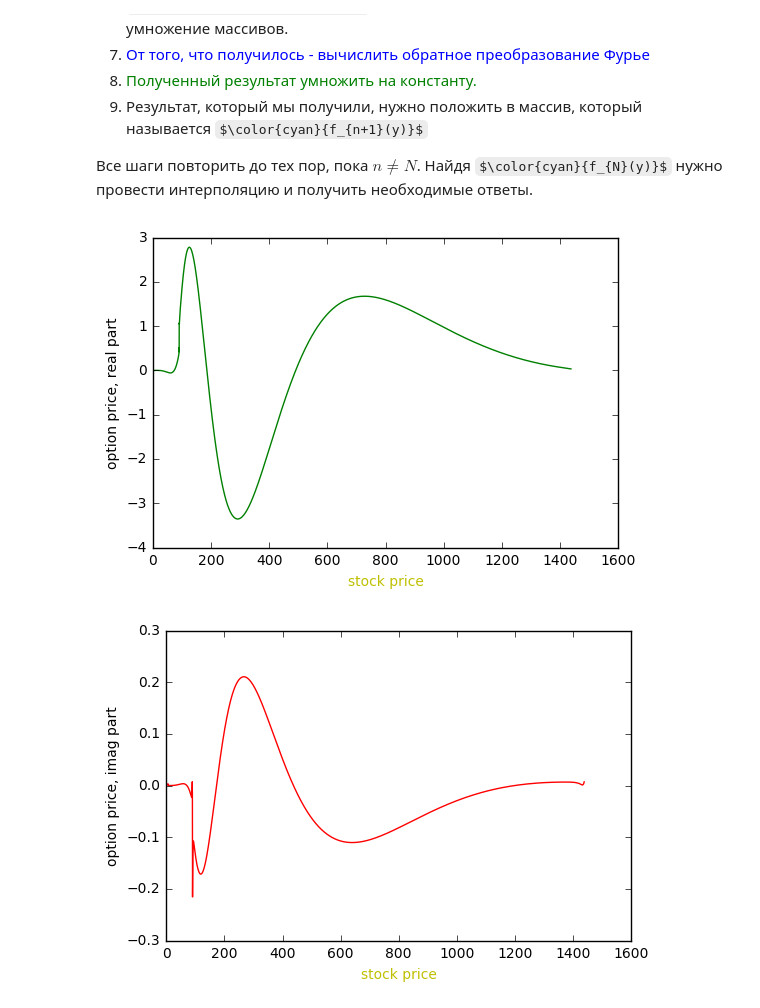
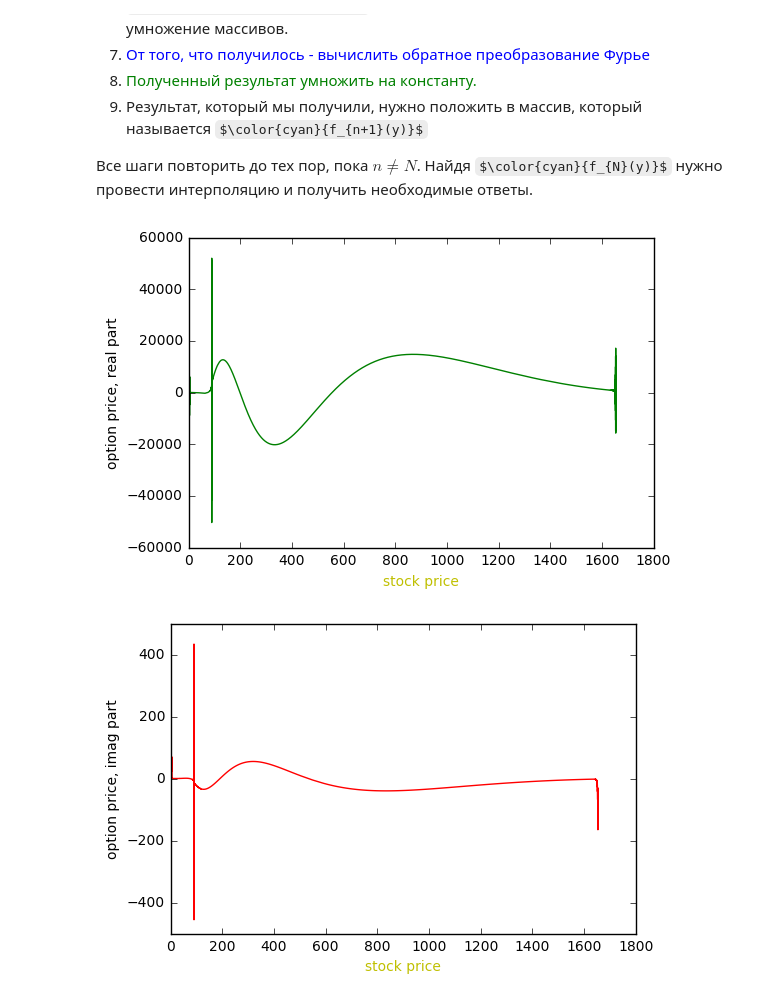
Before and after one commit to inwise/wh-barrier-python, a Jupyter notebook: BS, new mex factorization formulae.ipynb, the cells around one changed output. Drawn from its saved outputs; the diff is of its cells as text; code cells hidden in the pictures; some formulas as TeX source.

```diff
--- a/BS, new mex factorization formulae.ipynb
+++ b/BS, new mex factorization formulae.ipynb
@@ -54,8 +40,8 @@ $$ K = ln(K), H = ln(H) $$
 Укладываем $M$ точек между $L \cdot ln(1/2)$  и $ L \cdot ln(2) $
 # %%
 # constants in log scale for price, by Zanette
-M = 2**12  # number of points in price grid
-L = 4  # scaling coefficient
+M = 2**16  # number of points in price grid
+L = 4.2  # scaling coefficient
 y_min = L * log(0.5)
 y_max = L * log(2.0)
 d = (y_max - y_min) / M  # discretization step
@@ -64,6 +50,7 @@ H = log(H_original/H_original)
 y_space = []  # prices array
 for p_elem_index in range(M):
     y_space.append(y_min + p_elem_index * d)
+y_space = np.array(y_space)
 
 plt.plot(y_space, color = 'y')
 plt.ylabel('price line in logscale')
@@ -75,7 +62,7 @@ plt.show()
 # %%
 original_prices_array = H_original * exp(y_space)
 # time discretization
-N = 60  # number_of_time_steps
+N = 200  # number_of_time_steps
 delta_t = T/N
 
 plt.plot(original_prices_array, color = 'y')
@@ -480,31 +467,37 @@ $$
 # %%
 phi_minus_array = make_phi_minus_array(xi_space)
 phi_plus_array = make_phi_plus_array(xi_space)
 
+#to cut the strange effects on high prices out
+trimmer = np.where(original_prices_array < 2.5*K_original, 1.0, 0.0)
+
+#indicator-function, for the y-domain
+indicator = np.where(y_space > 0, 1.0, 0.0)
+
 # main cycle (iterating over time)
 f_n = array(f_N)
-#plt.plot(original_prices_array, f_n)
+
 for i in range(N):
    f_n_plus_1 = factor * fft.ifft(phi_minus_array *
-       fft.fft(indicator(fft.ifft(phi_plus_array * fft.fft(f_n)), H)))
-   f_n = f_n_plus_1
+       fft.fft(indicator * fft.ifft(phi_plus_array * fft.fft(f_n))))
+   f_n = f_n_plus_1 #* trimmer
 
 plt.plot(original_prices_array, f_n_plus_1.real, 'g')
 plt.xlabel('stock price', color = 'y')
 plt.ylabel('option price, real part')
 filename_real_pic = "out_bsmex_l_re N %2d L %.1f M %2d.png"  % (N, L, M)
 plt.savefig("out_pictures/" + filename_real_pic)
 plt.show()
 
 plt.plot(original_prices_array, f_n_plus_1.imag, 'r')
 plt.xlabel('stock price', color = 'y')
 plt.ylabel('option price, imag part')
 filename_imag_pic = "out_bsmex_l_im N %2d L %.1f M %2d.png"  % (N, L, M)
 plt.savefig("out_pictures/" + filename_imag_pic)
 plt.show()
 # %% [output]
-[figure, old version]
+[figure, new version]
-[figure, old version]
+[figure, new version]
 # %%
 index_bot = 0
 while(original_prices_array[index_bot] < H_original-20):
```
Also changed, not shown: parts of 14 cells of this notebook, 6 other files.
